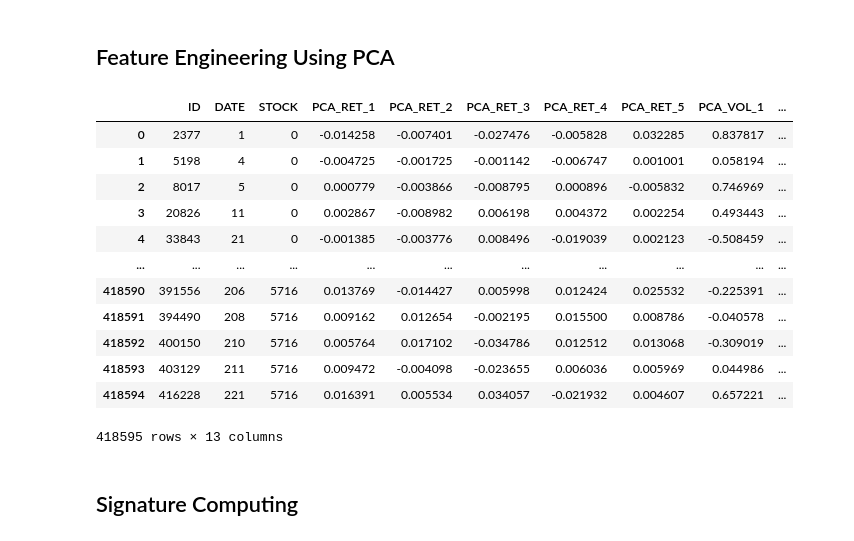
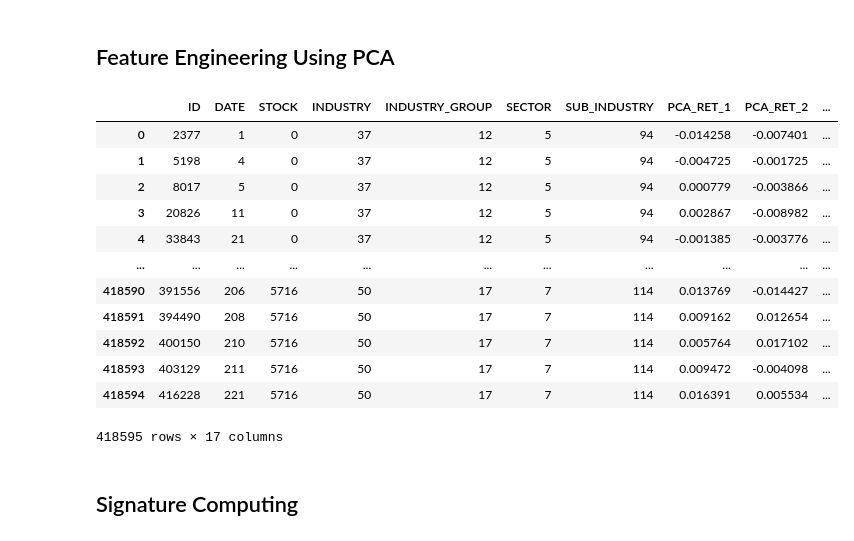
Before and after one commit to george-lhj/Transfer_Learning_for_Stock_Prediction, a Jupyter notebook: Sig.ipynb, the cells around one changed output. Saved outputs shown, nothing was run; the diff lists cells and outputs as text; code cells hidden in the pictures.

```diff
--- a/Sig.ipynb
+++ b/Sig.ipynb
@@ -79,7 +73,7 @@ plan：
 # Fill NaN with 0
 df = df.fillna(0)
 # Keep only the selected columns
-selected_columns = ['ID', 'DATE', 'STOCK'] + [col for col in df.columns if col.startswith(('RET_', 'VOLUME_'))]
-df = df[selected_columns]
+# selected_columns = ['ID', 'DATE', 'STOCK'] + [col for col in df.columns if col.startswith(('RET_', 'VOLUME_'))]
+# df = df[selected_columns]
 df
 # %% [output]
@@ -101,34 +95,34 @@ df
 # %%
 ret_cols = [col for col in df.columns if col.startswith('RET_')]
 vol_cols = [col for col in df.columns if col.startswith('VOLUME_')]
 
 # Apply PCA to returns
 pca_ret = PCA(n_components=5)
 ret_pca = pca_ret.fit_transform(df[ret_cols])
-ret_pca_df = pd.DataFrame(data=ret_pca, columns=[f'PCA_RET_{i+1}' for i in range(5)], index=df.index)  # Keep original index
+ret_pca_df = pd.DataFrame(data=ret_pca, columns=[f'PCA_RET_{i+1}' for i in range(5)], index=df.index)
 
 # Apply PCA to volume
 pca_vol = PCA(n_components=5)
 vol_pca = pca_vol.fit_transform(df[vol_cols])
-vol_pca_df = pd.DataFrame(data=vol_pca, columns=[f'PCA_VOL_{i+1}' for i in range(5)], index=df.index)  # Keep original index
+vol_pca_df = pd.DataFrame(data=vol_pca, columns=[f'PCA_VOL_{i+1}' for i in range(5)], index=df.index)
 
 # Concatenate PCA results
-df_pca = pd.concat([df[['ID', 'DATE', 'STOCK']], ret_pca_df, vol_pca_df], axis=1)
+df_pca = pd.concat([df[['ID', 'DATE', 'STOCK', 'INDUSTRY', 'INDUSTRY_GROUP', 'SECTOR', 'SUB_INDUSTRY']], ret_pca_df, vol_pca_df], axis=1)
 df_pca
 # %% [output]
-|  | ID | DATE | STOCK | PCA_RET_1 | PCA_RET_2 | PCA_RET_3 | PCA_RET_4 | PCA_RET_5 | PCA_VOL_1 | ... |
-| 0 | 2377 | 1 | 0 | -0.014258 | -0.007401 | -0.027476 | -0.005828 | 0.032285 | 0.837817 | ... |
-| 1 | 5198 | 4 | 0 | -0.004725 | -0.001725 | -0.001142 | -0.006747 | 0.001001 | 0.058194 | ... |
-| 2 | 8017 | 5 | 0 | 0.000779 | -0.003866 | -0.008795 | 0.000896 | -0.005832 | 0.746969 | ... |
-| 3 | 20826 | 11 | 0 | 0.002867 | -0.008982 | 0.006198 | 0.004372 | 0.002254 | 0.493443 | ... |
-| 4 | 33843 | 21 | 0 | -0.001385 | -0.003776 | 0.008496 | -0.019039 | 0.002123 | -0.508459 | ... |
+|  | ID | DATE | STOCK | INDUSTRY | INDUSTRY_GROUP | SECTOR | SUB_INDUSTRY | PCA_RET_1 | PCA_RET_2 | ... |
+| 0 | 2377 | 1 | 0 | 37 | 12 | 5 | 94 | -0.014258 | -0.007401 | ... |
+| 1 | 5198 | 4 | 0 | 37 | 12 | 5 | 94 | -0.004725 | -0.001725 | ... |
+| 2 | 8017 | 5 | 0 | 37 | 12 | 5 | 94 | 0.000779 | -0.003866 | ... |
+| 3 | 20826 | 11 | 0 | 37 | 12 | 5 | 94 | 0.002867 | -0.008982 | ... |
+| 4 | 33843 | 21 | 0 | 37 | 12 | 5 | 94 | -0.001385 | -0.003776 | ... |
 | ... | ... | ... | ... | ... | ... | ... | ... | ... | ... | ... |
-| 418590 | 391556 | 206 | 5716 | 0.013769 | -0.014427 | 0.005998 | 0.012424 | 0.025532 | -0.225391 | ... |
-| 418591 | 394490 | 208 | 5716 | 0.009162 | 0.012654 | -0.002195 | 0.015500 | 0.008786 | -0.040578 | ... |
-| 418592 | 400150 | 210 | 5716 | 0.005764 | 0.017102 | -0.034786 | 0.012512 | 0.013068 | -0.309019 | ... |
-| 418593 | 403129 | 211 | 5716 | 0.009472 | -0.004098 | -0.023655 | 0.006036 | 0.005969 | 0.044986 | ... |
-| 418594 | 416228 | 221 | 5716 | 0.016391 | 0.005534 | 0.034057 | -0.021932 | 0.004607 | 0.657221 | ... |
+| 418590 | 391556 | 206 | 5716 | 50 | 17 | 7 | 114 | 0.013769 | -0.014427 | ... |
+| 418591 | 394490 | 208 | 5716 | 50 | 17 | 7 | 114 | 0.009162 | 0.012654 | ... |
+| 418592 | 400150 | 210 | 5716 | 50 | 17 | 7 | 114 | 0.005764 | 0.017102 | ... |
+| 418593 | 403129 | 211 | 5716 | 50 | 17 | 7 | 114 | 0.009472 | -0.004098 | ... |
+| 418594 | 416228 | 221 | 5716 | 50 | 17 | 7 | 114 | 0.016391 | 0.005534 | ... |
-418595 rows × 13 columns
+418595 rows × 17 columns
 # %% [markdown]
 ## Signature Computing
 # %%
```
Also changed, not shown: parts of 6 cells of this notebook.
